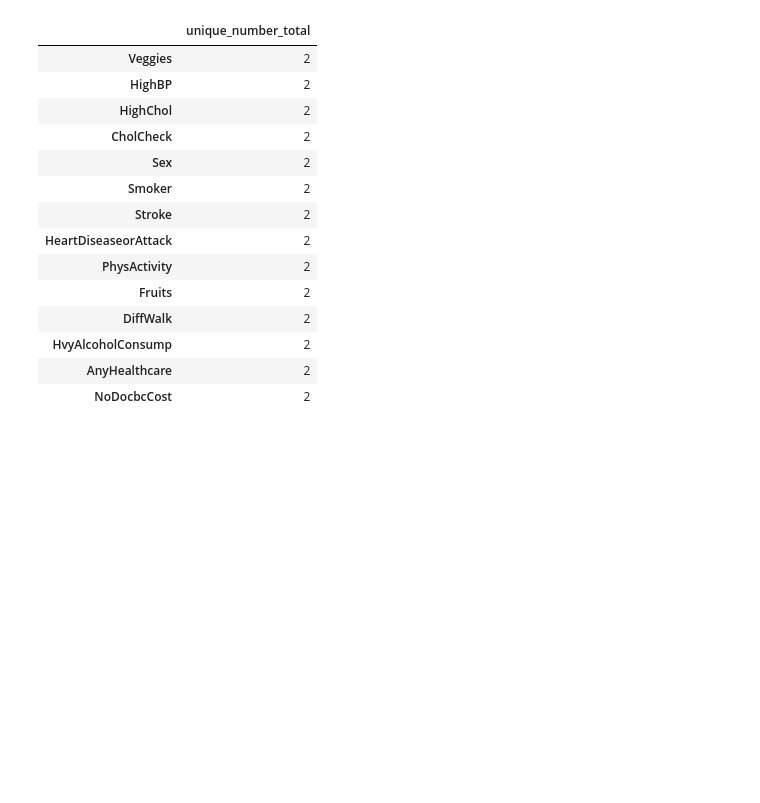
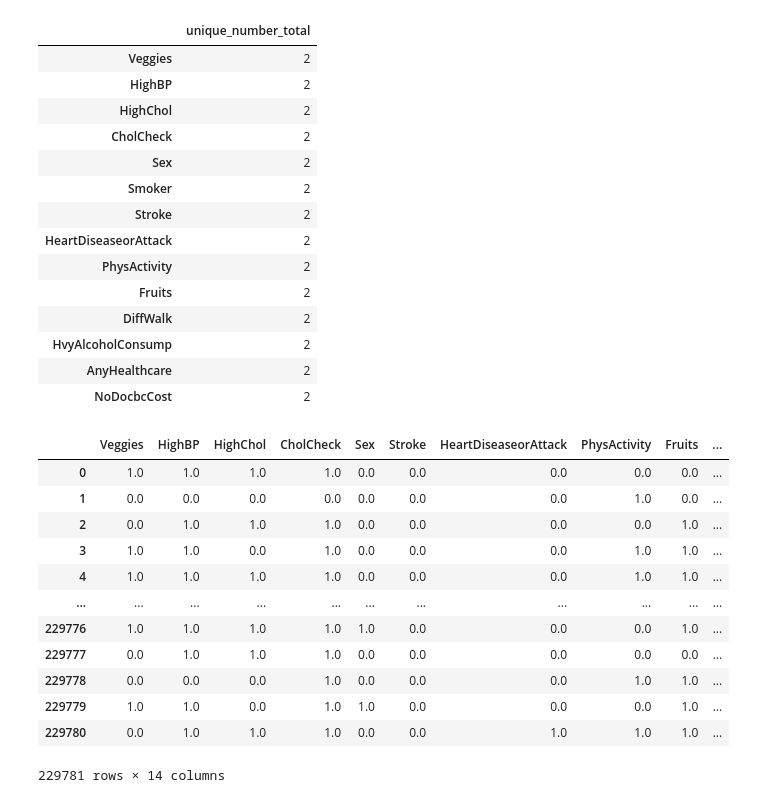
Before and after one commit to MehrdadGh1989/Diabete_Project, a Jupyter notebook: Diabete_Project_With_Jupyter.ipynb, the cells around one changed output. Saved outputs shown, nothing was run; the diff lists cells and outputs as text; code cells hidden in the pictures; blank space fills up the shorter version.

Commit message:
Working on data inside DataFrame (1)

```diff
--- a/Diabete_Project_With_Jupyter.ipynb
+++ b/Diabete_Project_With_Jupyter.ipynb
@@ -289,3 +290,24 @@ unique_number_total_df[unique_number_total_df.unique_number_total==2]
 | HvyAlcoholConsump | 2 |
 | AnyHealthcare | 2 |
 | NoDocbcCost | 2 |
+# %%
+
+#Creating table which contains columns with Binary Data and non-binary
+list_with_binary_attributes=['Veggies','HighBP','HighChol','CholCheck','Sex','Stroke','HeartDiseaseorAttack','PhysActivity','Fruits','HighChol','DiffWalk','HvyAlcoholConsump','AnyHealthcare','NoDocbcCost']
+BinaryData_df=diabete_df_clean[list_with_binary_attributes]
+# %%
+BinaryData_df
+# %% [output]
+|  | Veggies | HighBP | HighChol | CholCheck | Sex | Stroke | HeartDiseaseorAttack | PhysActivity | Fruits | ... |
+| 0 | 1.0 | 1.0 | 1.0 | 1.0 | 0.0 | 0.0 | 0.0 | 0.0 | 0.0 | ... |
+| 1 | 0.0 | 0.0 | 0.0 | 0.0 | 0.0 | 0.0 | 0.0 | 1.0 | 0.0 | ... |
+| 2 | 0.0 | 1.0 | 1.0 | 1.0 | 0.0 | 0.0 | 0.0 | 0.0 | 1.0 | ... |
+| 3 | 1.0 | 1.0 | 0.0 | 1.0 | 0.0 | 0.0 | 0.0 | 1.0 | 1.0 | ... |
+| 4 | 1.0 | 1.0 | 1.0 | 1.0 | 0.0 | 0.0 | 0.0 | 1.0 | 1.0 | ... |
+| ... | ... | ... | ... | ... | ... | ... | ... | ... | ... | ... |
+| 229776 | 1.0 | 1.0 | 1.0 | 1.0 | 1.0 | 0.0 | 0.0 | 0.0 | 1.0 | ... |
+| 229777 | 0.0 | 1.0 | 1.0 | 1.0 | 0.0 | 0.0 | 0.0 | 0.0 | 0.0 | ... |
+| 229778 | 0.0 | 0.0 | 0.0 | 1.0 | 0.0 | 0.0 | 0.0 | 1.0 | 1.0 | ... |
+| 229779 | 1.0 | 1.0 | 0.0 | 1.0 | 1.0 | 0.0 | 0.0 | 0.0 | 1.0 | ... |
+| 229780 | 0.0 | 1.0 | 1.0 | 1.0 | 0.0 | 0.0 | 1.0 | 1.0 | 1.0 | ... |
+229781 rows × 14 columns
```
Also changed, not shown: parts of 27 cells of this notebook.
